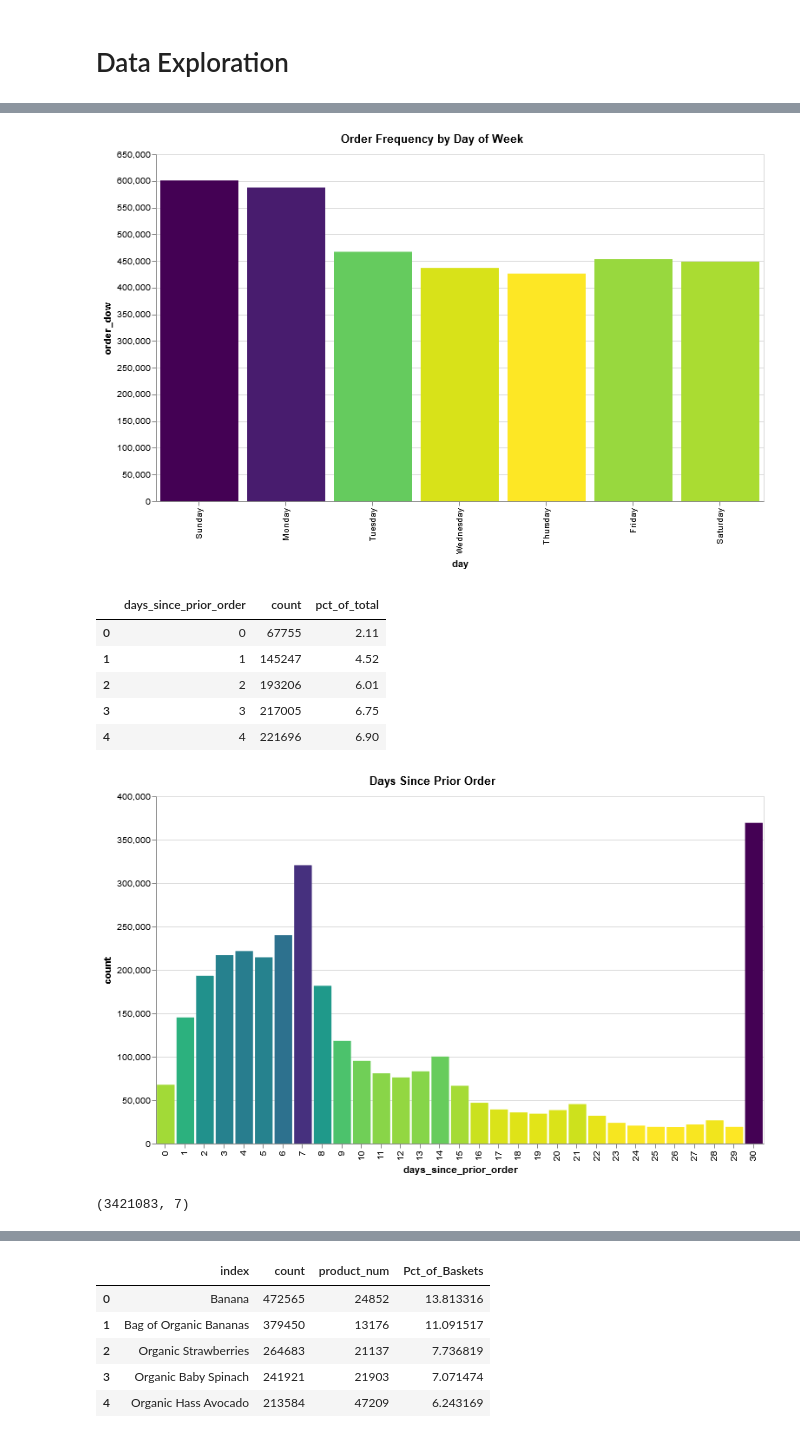
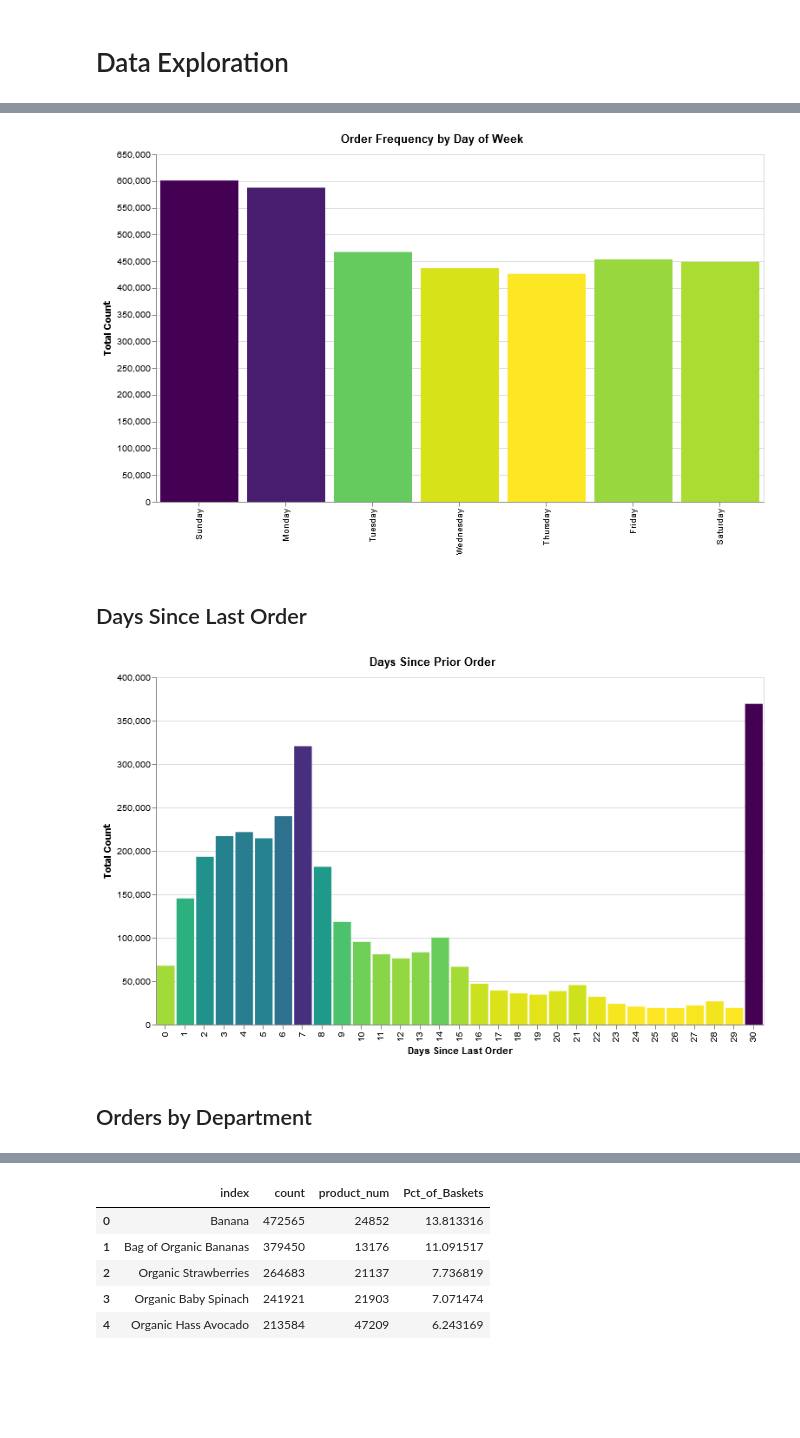
Before and after one commit to hjhuney/Instacart, a Jupyter notebook: Instacart.ipynb, the cells around one changed output, grey strips where cells are left out. Cells and saved outputs as stored; diff of their text form; code cells hidden in the pictures; blank space fills up the shorter version.

```diff
--- a/Instacart.ipynb
+++ b/Instacart.ipynb
@@ -314,6 +286,7 @@ dayofweek_list = ['Sunday', 'Monday', 'Tuesday', 'Wednesday', 'Thursday', 'Frida
 # %%
 dow = orders['order_dow'].value_counts()
 dow = dow.reset_index()
-dow['pct_of_total'] = np.round((dow['order_dow'] / dow['order_dow'].sum()*100), 2)
+dow.columns = ['index', 'count']
+dow['pct_of_total'] = np.round((dow['count'] / dow['count'].sum()*100), 2)
 dow['day'] = dow['index'].map(inv_dayofweek_dict)
-dow.head()
+# dow.head()
@@ -327,15 +293,17 @@ dow.head()
 # %%
 alt.Chart(dow).mark_bar().encode(
-    alt.X("day:O", bin=False, sort=dayofweek_list),
-    alt.Y('order_dow:Q'),
+    alt.X("day:O", bin=False, sort=dayofweek_list, title=""),
+    alt.Y('count:Q', title="Total Count"),
 #     alt.ColorValue('darkorange'),
 #     color = alt.Color('order_hour_of_day', alt.ColorValue("blue")),
 #     color='orange',
-    color = alt.Color('order_dow', legend=None, sort="descending", scale=alt.Scale(scheme='viridis')),
-    tooltip=[alt.Tooltip('day:O', title="Day of Week"), alt.Tooltip('order_dow:Q'), alt.Tooltip('pct_of_total:Q')]
+    color = alt.Color('count', legend=None, sort="descending", scale=alt.Scale(scheme='viridis')),
+    tooltip=[alt.Tooltip('day:O', title="Day of Week"), alt.Tooltip('count:Q'), alt.Tooltip('pct_of_total:Q')]
     ).properties(title="Order Frequency by Day of Week", width=700, height=400)
 # %% [output]
-[figure, old version]
+[figure, new version]
+# %% [markdown]
+## Days Since Last Order
 # %%
 days_since_prior = orders['days_since_prior_order'].value_counts()
 days_since_prior = days_since_prior.reset_index()
@@ -346,30 +314,21 @@ days_since_prior = days_since_prior.reset_index(drop=True)
 # days_since_prior = days_since_prior.drop('index', axis=1)
 # days_since_prior = days_since_prior.reset_index()
 days_since_prior['pct_of_total'] = np.round((days_since_prior['count'] / days_since_prior['count'].sum()*100), 2)
-days_since_prior.head()
+# days_since_prior.head()
-# %% [output]
-|  | days_since_prior_order | count | pct_of_total |
-| 0 | 0 | 67755 | 2.11 |
-| 1 | 1 | 145247 | 4.52 |
-| 2 | 2 | 193206 | 6.01 |
-| 3 | 3 | 217005 | 6.75 |
-| 4 | 4 | 221696 | 6.90 |
 # %%
 alt.Chart(days_since_prior).mark_bar().encode(
-    alt.X("days_since_prior_order:O", bin=False),
-    alt.Y('count:Q'),
+    alt.X("days_since_prior_order:O", bin=False, title="Days Since Last Order"),
+    alt.Y('count:Q', title="Total Count"),
 #     alt.ColorValue('darkorange'),
 #     color = alt.Color('order_hour_of_day', alt.ColorValue("blue")),
 #     color='orange',
     color = alt.Color('count', legend=None, sort="descending", scale=alt.Scale(scheme='viridis')),
-    tooltip=[alt.Tooltip('days_since_prior_order:Q', title="Days since Prior Order"), alt.Tooltip('count:Q'), alt.Tooltip('pct_of_total:Q')]
+    tooltip=[alt.Tooltip('days_since_prior_order:Q', title="Days since Last Order"), alt.Tooltip('count:Q'), alt.Tooltip('pct_of_total:Q')]
     ).properties(title="Days Since Prior Order", width=700, height=400)
 # %% [output]
-[figure, old version]
+[figure, new version]
-# %%
-orders.shape
-# %% [output]
-(3421083, 7)
+# %% [markdown]
+## Orders by Department
 # %%
 dept_stats = df['department_id'].value_counts().reset_index()
 dept_stats.columns = ['department_id', 'freq']
```
Also changed, not shown: parts of 28 cells of this notebook.
